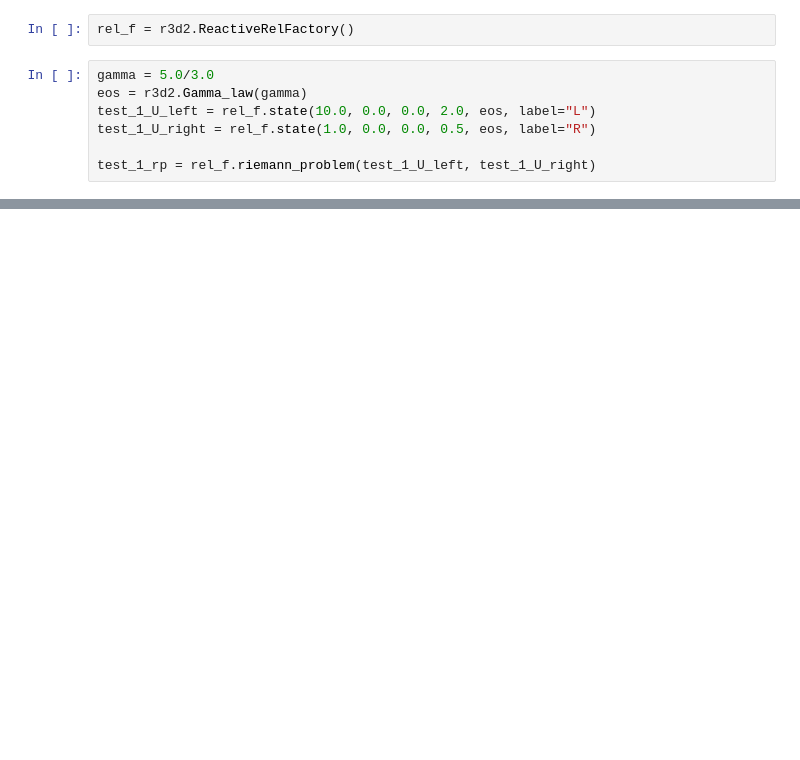
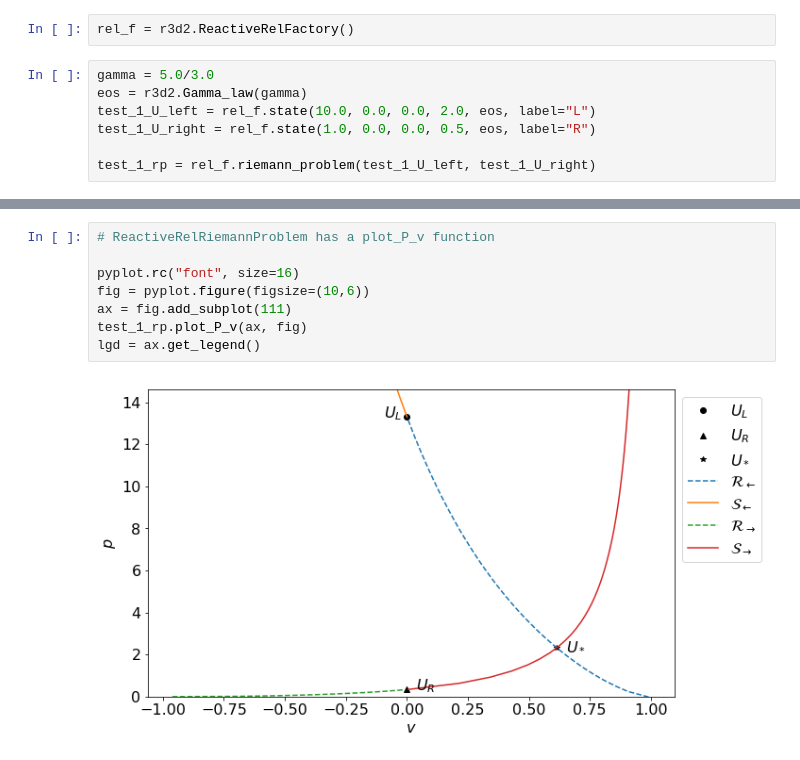
Before and after one commit to harpolea/r3d2, a Jupyter notebook: docs/factories.ipynb, the cells around one changed output, grey strips where cells are left out. Saved outputs shown, nothing was run; the diff lists cells and outputs as text; blank space fills up the shorter version.

```diff
--- a/docs/factories.ipynb
+++ b/docs/factories.ipynb
@@ -39,0 +55,10 @@ display_png(test_1_rp)
+# %%
+# ReactiveRelRiemannProblem has a plot_P_v function
+
+pyplot.rc("font", size=16)
+fig = pyplot.figure(figsize=(10,6))
+ax = fig.add_subplot(111)
+test_1_rp.plot_P_v(ax, fig)
+lgd = ax.get_legend()
+# %% [output]
+[figure, added]
```
Also changed, not shown: parts of 12 cells of this notebook, 9 other files.
